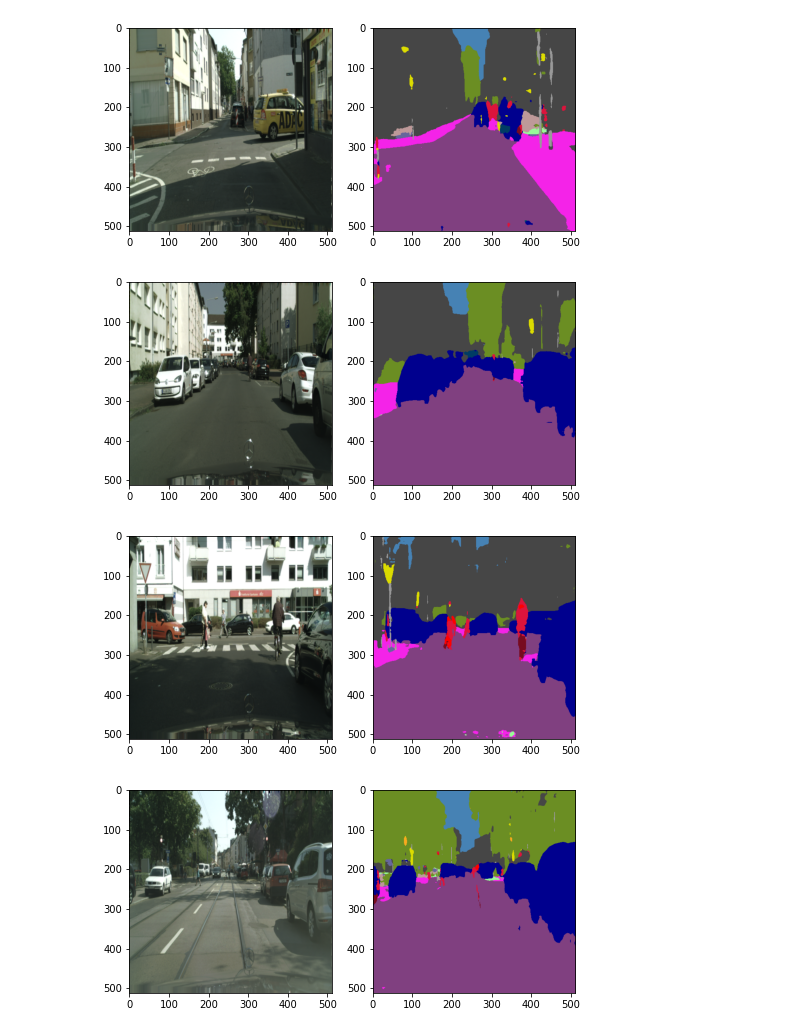
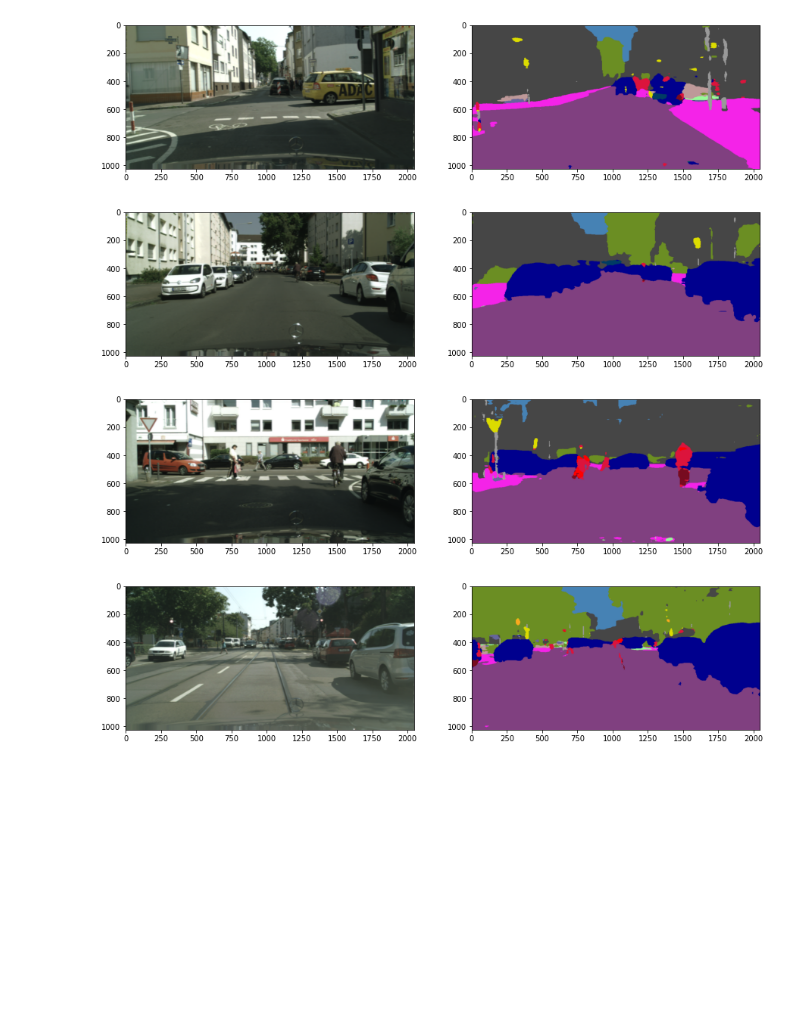
Before and after one commit to wangah/deeplabv3-plus, a Jupyter notebook: visualize.ipynb, the cells around one changed output. Saved outputs shown, nothing was run; the diff lists cells and outputs as text; code cells hidden in the pictures; blank space fills up the shorter version.

```diff
--- a/visualize.ipynb
+++ b/visualize.ipynb
@@ -16,7 +16,8 @@ import torchvision.transforms as transforms
 from model.deeplabv3plus import DeepLabv3Plus
 from model.metric import iou
 # %%
-checkpoint_file = os.path.join('./checkpoints', 'best_model.pt')
+run_name = 'run1'
+checkpoint_file = os.path.join('./checkpoints', run_name, 'best_model.pt')
 img_root = './data/leftImg8bit'
 mask_root = './data/gtFine'
 transform = utils.transforms.Compose(
@@ -70,25 +71,29 @@ def color_mask(mask, palette):
 palette = get_palette()
 # %%
 toPIL = transforms.ToPILImage()
+resize = utils.transforms.Resize((1024, 2048))
+
 for i, sample in enumerate(val_loader):
     if i == 1:
         break
 
     with torch.no_grad():
         images, masks = sample["image"].to(device), sample["mask"].to(device)
 
         pred = model(images)
         pred = torch.argmax(pred, dim=1).cpu().detach()
 
         for i in range(len(images)):
-            image = toPIL(images[i])
-            mask = color_mask(pred[i].numpy(), palette)
-            fig, ax = plt.subplots(1, 2, figsize=(8, 8))
+            image, mask = resize(images[i], torch.unsqueeze(pred[i], dim=0))
+            image = toPIL(image)
+            mask = torch.squeeze(mask, 0)
+            mask = color_mask(mask.numpy(), palette)
+            fig, ax = plt.subplots(1, 2, figsize=(15, 15))
             ax[0].imshow(image)
             ax[1].imshow(mask)
             plt.show()
 # %% [output]
-[figure, old version]
+[figure, new version]
-[figure, old version]
+[figure, new version]
-[figure, old version]
+[figure, new version]
-[figure, old version]
+[figure, new version]
```
Also changed, not shown: 3 other files.
